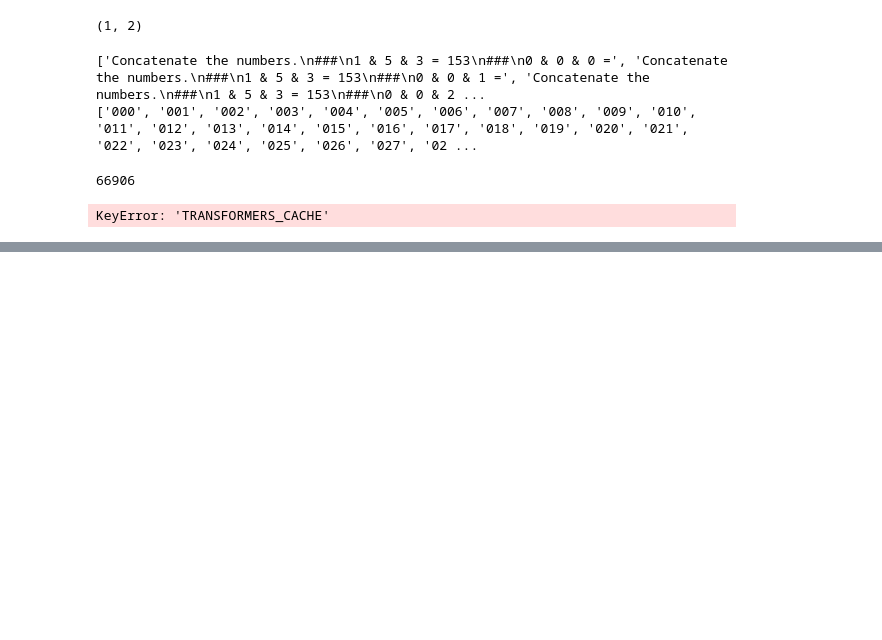
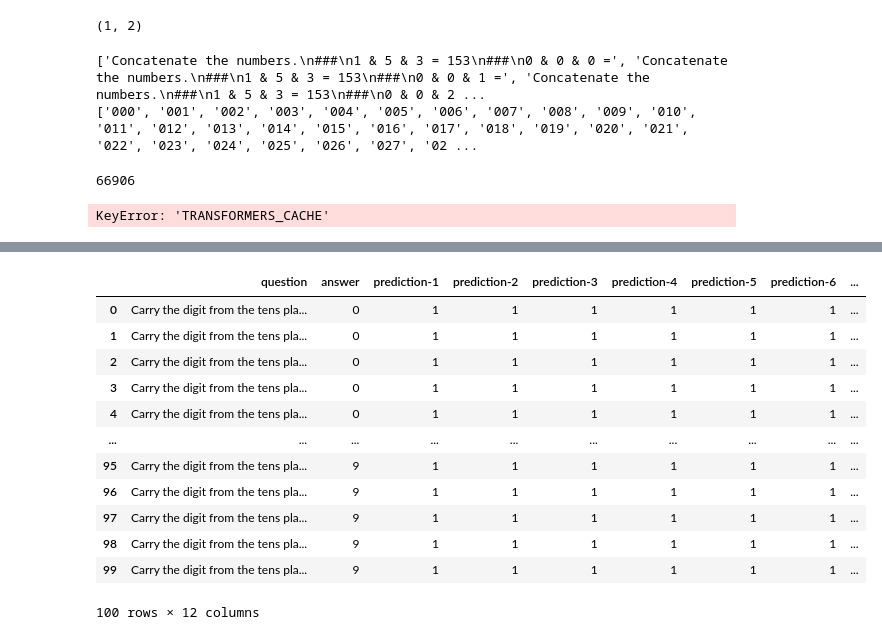
Before and after one commit to jortan02/compositional_task_evaluation, a Jupyter notebook: scratchpad.ipynb, the cells around one changed output, grey strips where cells are left out. Saved outputs shown, nothing was run; the diff lists cells and outputs as text; code cells hidden in the pictures; blank space fills up the shorter version.

```diff
--- a/scratchpad.ipynb
+++ b/scratchpad.ipynb
@@ -54,0 +55,32 @@ results_df.sample(1, random_state=0)["question"].item()
+# %%
+import pandas as pd
+import glob
+import os
+
+MULTIPLICATION_PATH = "./results/multiplication"
+CARRY_PATH = os.path.join(MULTIPLICATION_PATH, "carry")
+CONCATENATE_PATH = os.path.join(MULTIPLICATION_PATH, "concatenate")
+MULTIPLY_PATH = os.path.join(MULTIPLICATION_PATH, "multiply")
+MULTIPLY_1_DIGIT_PATH = os.path.join(MULTIPLICATION_PATH, "multiply_1_digit")
+SUM_PATH = os.path.join(MULTIPLICATION_PATH, "sum")
+
+file_paths = glob.glob(os.path.join(CARRY_PATH, "flan-t5-base", "*.csv"))
+results_df_list = [pd.read_csv(file) for file in file_paths]
+aggregate_df = results_df_list[0].rename(columns={"prediction": f"prediction-{1}"})
+for index in range(1, len(results_df_list)):
+    aggregate_df[f"prediction-{index + 1}"] = results_df_list[index]["prediction"]
+aggregate_df
+# %% [output]
+|  | question | answer | prediction-1 | prediction-2 | prediction-3 | prediction-4 | prediction-5 | prediction-6 | ... |
+| 0 | Carry the digit from the tens pla... | 0 | 1 | 1 | 1 | 1 | 1 | 1 | ... |
+| 1 | Carry the digit from the tens pla... | 0 | 1 | 1 | 1 | 1 | 1 | 1 | ... |
+| 2 | Carry the digit from the tens pla... | 0 | 1 | 1 | 1 | 1 | 1 | 1 | ... |
+| 3 | Carry the digit from the tens pla... | 0 | 1 | 1 | 1 | 1 | 1 | 1 | ... |
+| 4 | Carry the digit from the tens pla... | 0 | 1 | 1 | 1 | 1 | 1 | 1 | ... |
+| ... | ... | ... | ... | ... | ... | ... | ... | ... | ... |
+| 95 | Carry the digit from the tens pla... | 9 | 1 | 1 | 1 | 1 | 1 | 1 | ... |
+| 96 | Carry the digit from the tens pla... | 9 | 1 | 1 | 1 | 1 | 1 | 1 | ... |
+| 97 | Carry the digit from the tens pla... | 9 | 1 | 1 | 1 | 1 | 1 | 1 | ... |
+| 98 | Carry the digit from the tens pla... | 9 | 1 | 1 | 1 | 1 | 1 | 1 | ... |
+| 99 | Carry the digit from the tens pla... | 9 | 1 | 1 | 1 | 1 | 1 | 1 | ... |
+100 rows × 12 columns
```
Also changed, not shown: parts of 4 cells of this notebook, 19 other files.
